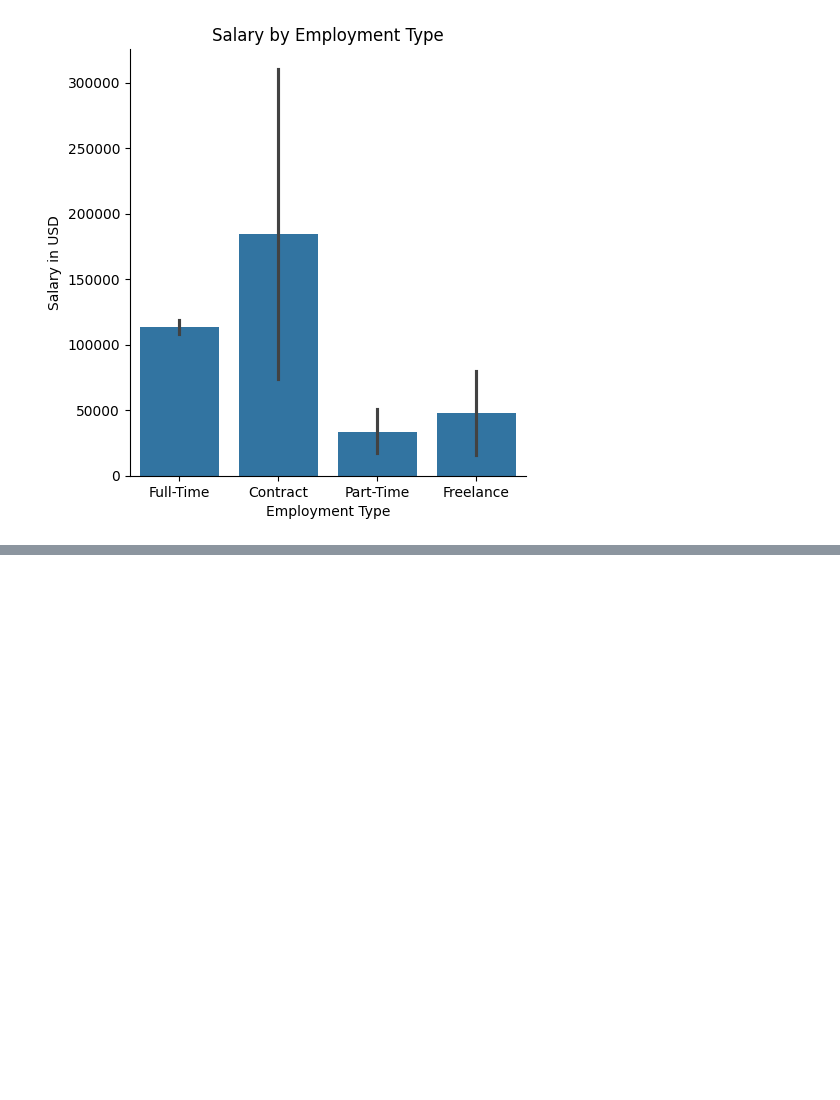
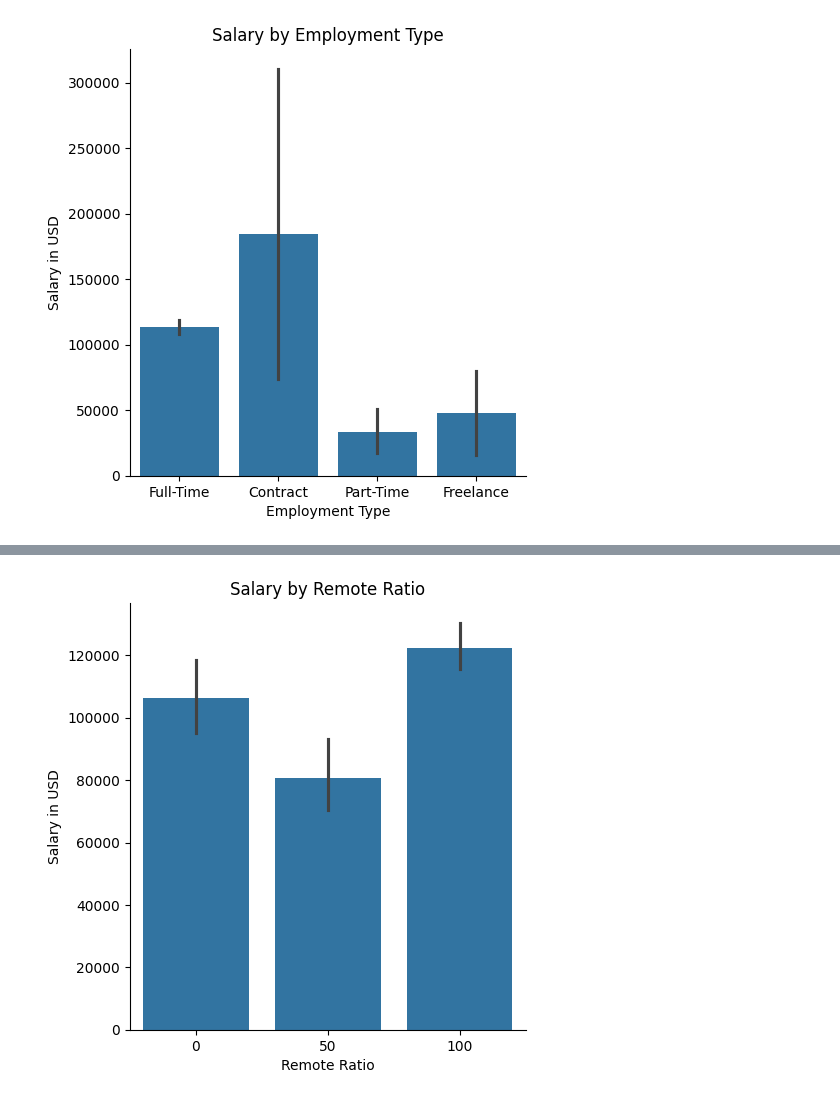
Before and after one commit to chriscolomb/seng474-project, a Jupyter notebook: notebook.ipynb, the cells around one changed output, grey strips where cells are left out. Cells and saved outputs as stored; diff of their text form; code cells hidden in the pictures; blank space fills up the shorter version.

```diff
--- a/notebook.ipynb
+++ b/notebook.ipynb
@@ -309,0 +321,11 @@ plt.show()
+# %%
+# Plot `salary_in_usd` vs `remote_ratio`
+sns.catplot(x="remote_ratio", y="salary_in_usd", data=ds_salary, kind="bar")
+
+plt.title("Salary by Remote Ratio")
+plt.xlabel("Remote Ratio")
+plt.ylabel("Salary in USD")
+
+plt.show()
+# %% [output]
+[figure, added]
```
Also changed, not shown: parts of 5 cells of this notebook.
